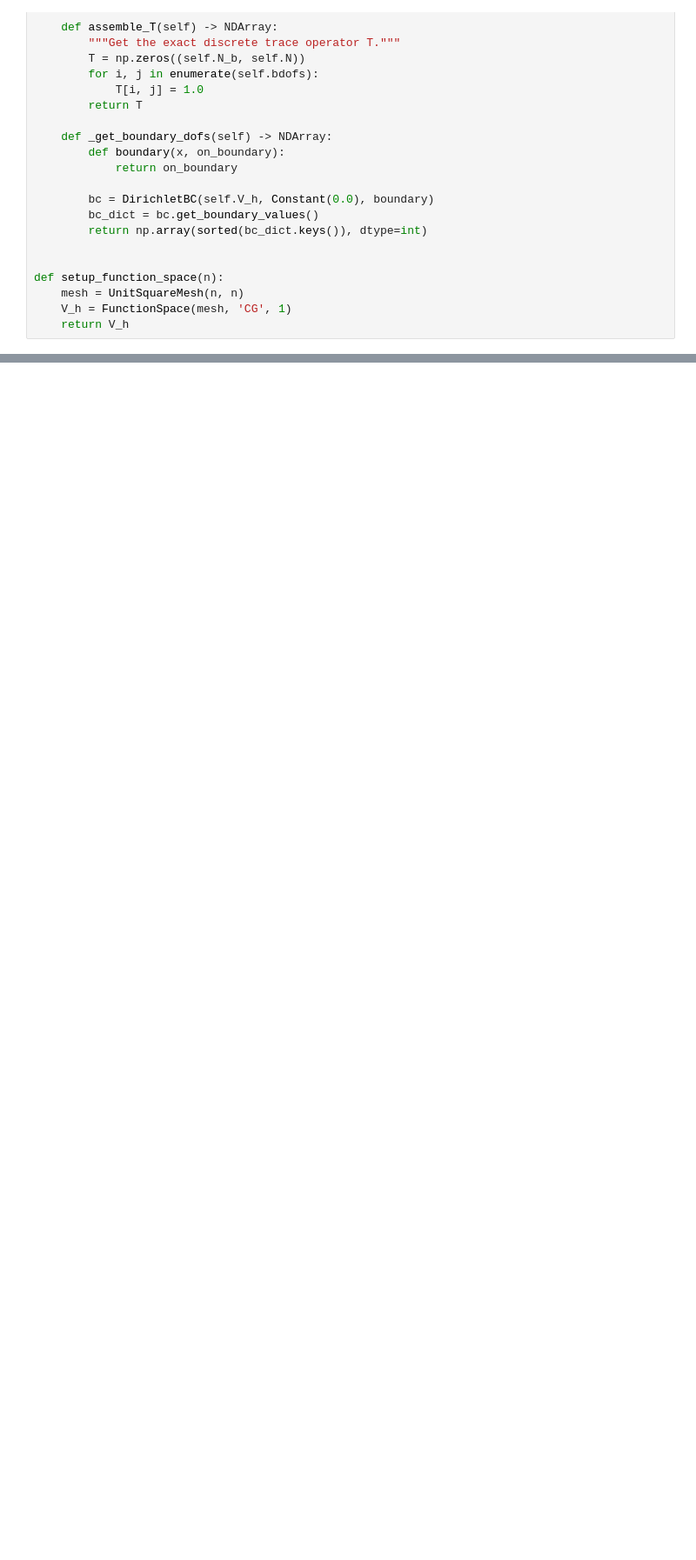
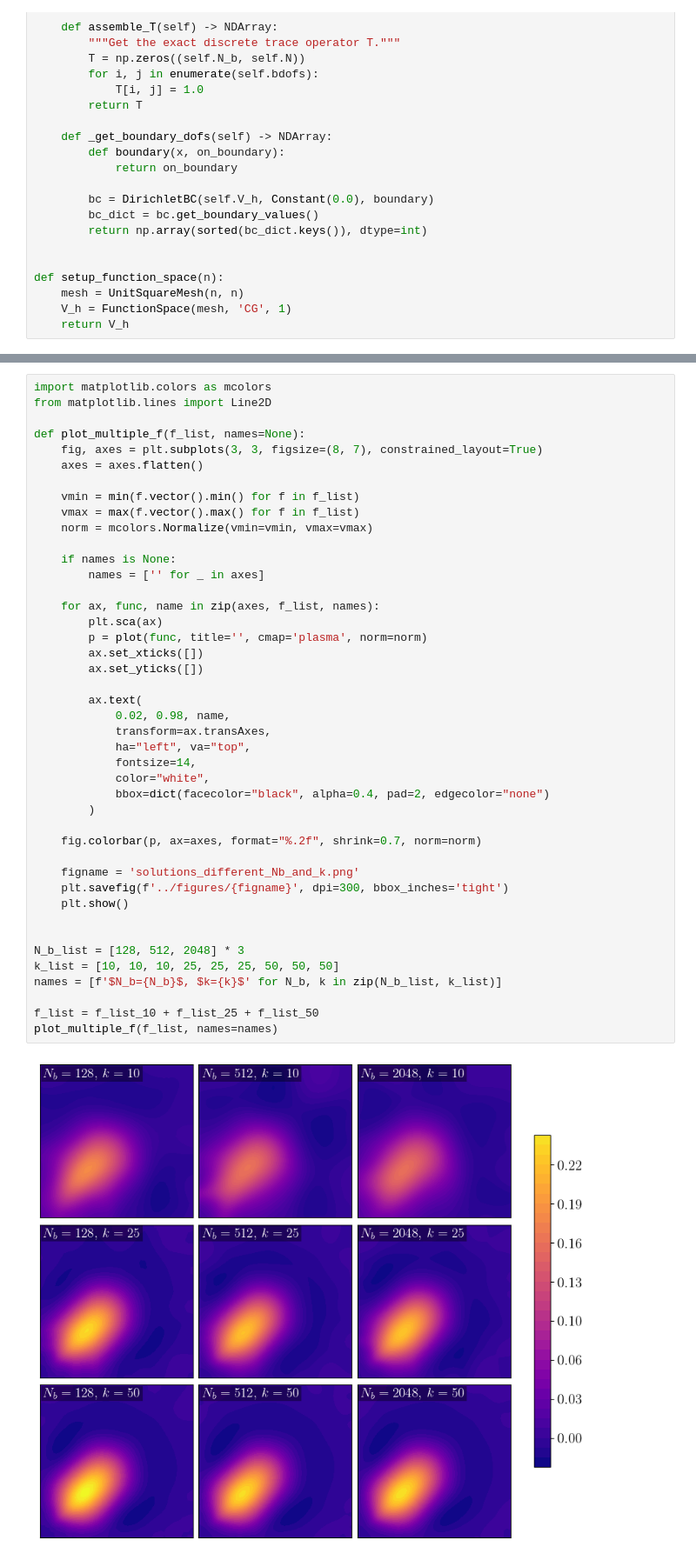
Before and after one commit to EliasSev/masters-thesis, a Jupyter notebook: notebooks/09_assembly_of_K_timings.ipynb, the cells around one changed output, grey strips where cells are left out. Shown at 87% size. Saved outputs shown, nothing was run; the diff lists cells and outputs as text; blank space fills up the shorter version.

```diff
--- a/notebooks/09_assembly_of_K_timings.ipynb
+++ b/notebooks/09_assembly_of_K_timings.ipynb
@@ -79,3 +123,48 @@ def setup_function_space(n):
+# %%
+import matplotlib.colors as mcolors
+from matplotlib.lines import Line2D
+
+def plot_multiple_f(f_list, names=None):
+    fig, axes = plt.subplots(3, 3, figsize=(8, 7), constrained_layout=True)
+    axes = axes.flatten()
+
+    vmin = min(f.vector().min() for f in f_list)
+    vmax = max(f.vector().max() for f in f_list)
+    norm = mcolors.Normalize(vmin=vmin, vmax=vmax)
+
+    if names is None:
+        names = ['' for _ in axes]
+
+    for ax, func, name in zip(axes, f_list, names):
+        plt.sca(ax)
+        p = plot(func, title='', cmap='plasma', norm=norm)
+        ax.set_xticks([])
+        ax.set_yticks([])
+
+        ax.text(
+            0.02, 0.98, name,
+            transform=ax.transAxes,
+            ha="left", va="top",
+            fontsize=14,
+            color="white",
+            bbox=dict(facecolor="black", alpha=0.4, pad=2, edgecolor="none")
+        )
+
+    fig.colorbar(p, ax=axes, format="%.2f", shrink=0.7, norm=norm)
+
+    figname = 'solutions_different_Nb_and_k.png'
+    plt.savefig(f'../figures/{figname}', dpi=300, bbox_inches='tight')
+    plt.show()
+
+
+N_b_list = [128, 512, 2048] * 3
+k_list = [10, 10, 10, 25, 25, 25, 50, 50, 50]
+names = [f'$N_b={N_b}$, $k={k}$' for N_b, k in zip(N_b_list, k_list)]
+
+f_list = f_list_10 + f_list_25 + f_list_50
+plot_multiple_f(f_list, names=names)
+# %% [output]
+[figure, added]
 # %%
 def run_experiment(n_range, k_range):
     """
```
Also changed, not shown: parts of 6 cells of this notebook.
